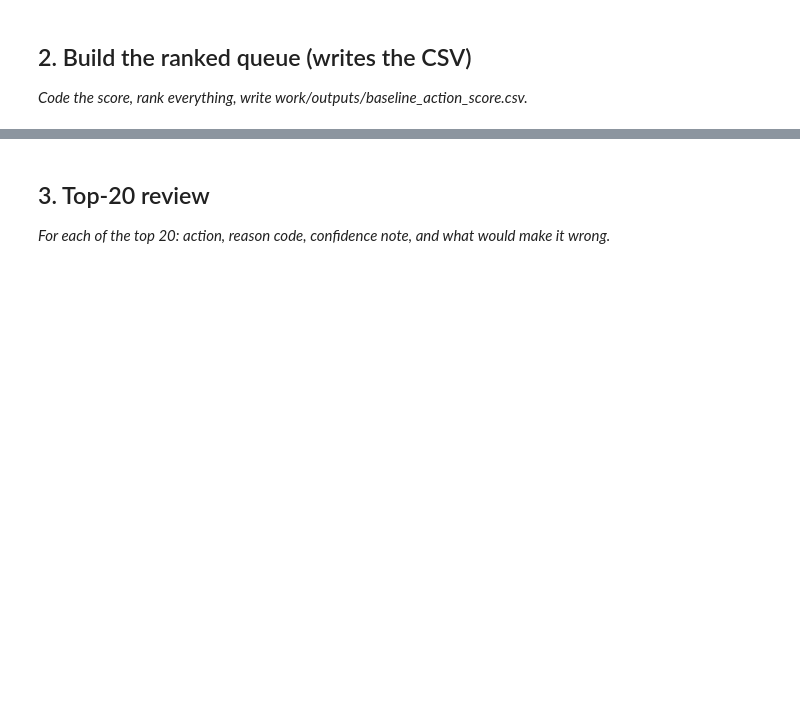
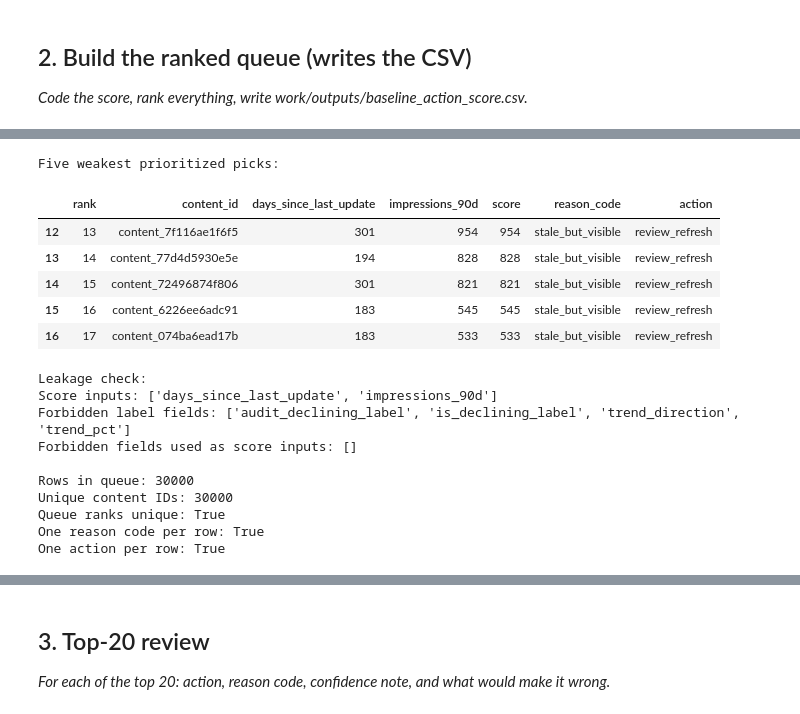
Before and after one commit to A1704/flyrank-ml-internship, a Jupyter notebook: work/notebooks/w04_baseline_score.ipynb, the cells around one changed output, grey strips where cells are left out. Cells and saved outputs as stored; diff of their text form; code cells hidden in the pictures; blank space fills up the shorter version.

```diff
--- a/work/notebooks/w04_baseline_score.ipynb
+++ b/work/notebooks/w04_baseline_score.ipynb
@@ -22,0 +392,71 @@ This skeleton is yours to fill. Work the sections **in order** — each one has
+# %%
+
+# Weak-pick review: inspect the lowest-scoring prioritized items
+weak_picks = queue.loc[queue["score"] > 0].tail(5).copy()
+
+print("Five weakest prioritized picks:")
+display(
+    weak_picks[
+        [
+            "rank",
+            "content_id",
+            "days_since_last_update",
+            "impressions_90d",
+            "score",
+            "reason_code",
+            "action",
+        ]
+    ]
+)
+
+# Leakage check: ensure target/label fields are not used in the score
+forbidden_score_fields = {
+    "trend_pct",
+    "trend_direction",
+    "audit_declining_label",
+    "is_declining_label",
+}
+
+score_inputs = {
+    "days_since_last_update",
+    "impressions_90d",
+}
+
+print("\nLeakage check:")
+print("Score inputs:", sorted(score_inputs))
+print("Forbidden label fields:", sorted(forbidden_score_fields))
+print("Forbidden fields used as score inputs:",
+      sorted(score_inputs & forbidden_score_fields))
+
+assert not (score_inputs & forbidden_score_fields), \
+    "Potential target leakage detected in score inputs"
+
+print("\nRows in queue:", len(queue))
+print("Unique content IDs:", queue["content_id"].nunique())
+print("Queue ranks unique:", queue["rank"].is_unique)
+print("One reason code per row:", queue["reason_code"].notna().all())
+print("One action per row:", queue["action"].notna().all())
+
+assert len(queue) == 30000
+assert queue["content_id"].nunique() == len(queue)
+assert queue["rank"].is_unique
+assert queue["reason_code"].notna().all()
+assert queue["action"].notna().all()
+# %% [output]
+Five weakest prioritized picks:
+|  | rank | content_id | days_since_last_update | impressions_90d | score | reason_code | action |
+| 12 | 13 | content_7f116ae1f6f5 | 301 | 954 | 954 | stale_but_visible | review_refresh |
+| 13 | 14 | content_77d4d5930e5e | 194 | 828 | 828 | stale_but_visible | review_refresh |
+| 14 | 15 | content_72496874f806 | 301 | 821 | 821 | stale_but_visible | review_refresh |
+| 15 | 16 | content_6226ee6adc91 | 183 | 545 | 545 | stale_but_visible | review_refresh |
+| 16 | 17 | content_074ba6ead17b | 183 | 533 | 533 | stale_but_visible | review_refresh |
+Leakage check:
+Score inputs: ['days_since_last_update', 'impressions_90d']
+Forbidden label fields: ['audit_declining_label', 'is_declining_label', 'trend_direction', 'trend_pct']
+Forbidden fields used as score inputs: []
+
+Rows in queue: 30000
+Unique content IDs: 30000
+Queue ranks unique: True
+One reason code per row: True
+One action per row: True
```
Also changed, not shown: parts of 18 cells of this notebook.
